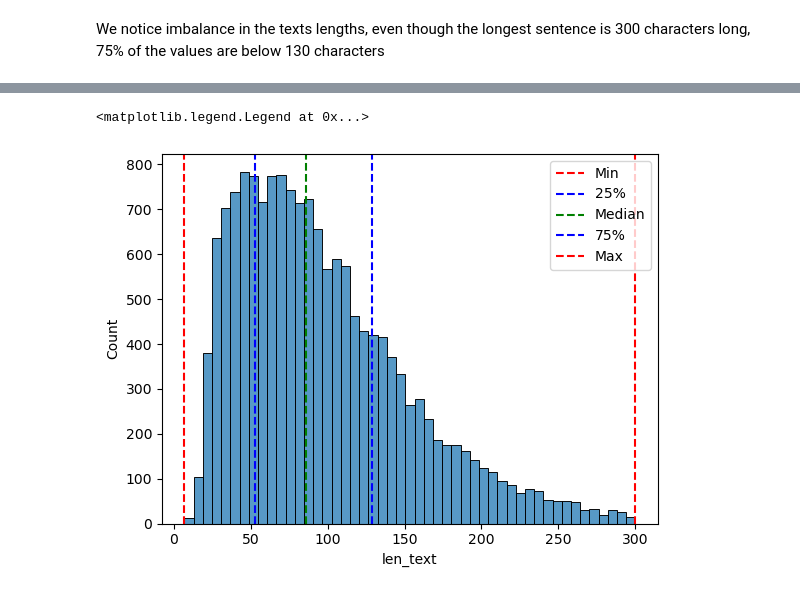
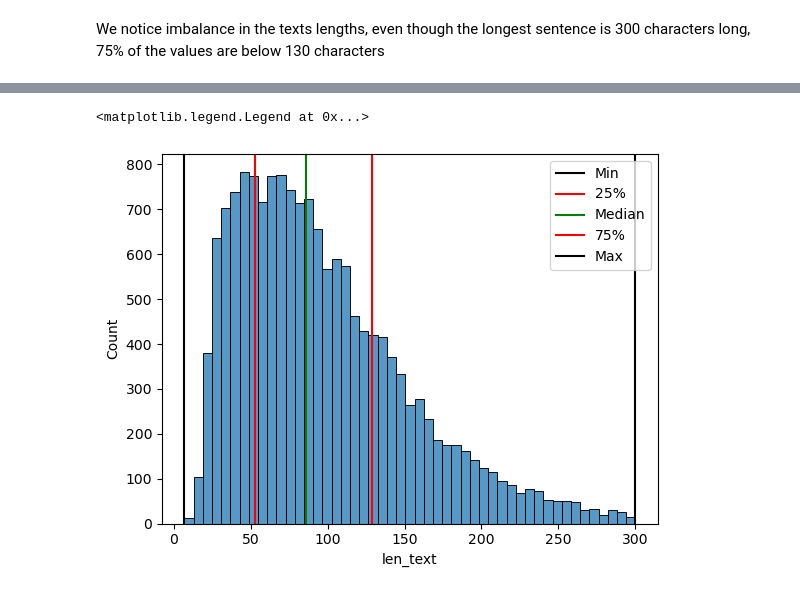
Before and after one commit to earneau/Chatbot_MentalHealth, a Jupyter notebook: analysis.ipynb, the cells around one changed output, grey strips where cells are left out. Saved outputs shown, nothing was run; the diff lists cells and outputs as text; code cells hidden in the pictures.

```diff
--- a/analysis.ipynb
+++ b/analysis.ipynb
@@ -83,12 +88,12 @@ sns.boxplot(data=train_df, x='len_text')
 # %%
 sns.histplot(data=train_df, x='len_text')
 
-plt.axvline(lengths['min'], color='r', linestyle='--', label='Min')
-plt.axvline(lengths['25%'], color='b', linestyle='--', label='25%')
-plt.axvline(lengths['50%'], color='g', linestyle='--', label='Median')
-plt.axvline(lengths['75%'], color='b', linestyle='--', label='75%')
-plt.axvline(lengths['max'], color='r', linestyle='--', label='Max')
+plt.axvline(lengths['min'], color='black', linestyle='-', label='Min')
+plt.axvline(lengths['25%'], color='red', linestyle='-', label='25%')
+plt.axvline(lengths['50%'], color='green', linestyle='-', label='Median')
+plt.axvline(lengths['75%'], color='red', linestyle='-', label='75%')
+plt.axvline(lengths['max'], color='black', linestyle='-', label='Max')
 plt.legend()
 # %% [output]
 <matplotlib.legend.Legend at 0x...>
-[figure, old version]
+[figure, new version]
```
Also changed, not shown: parts of 2 cells of this notebook.
